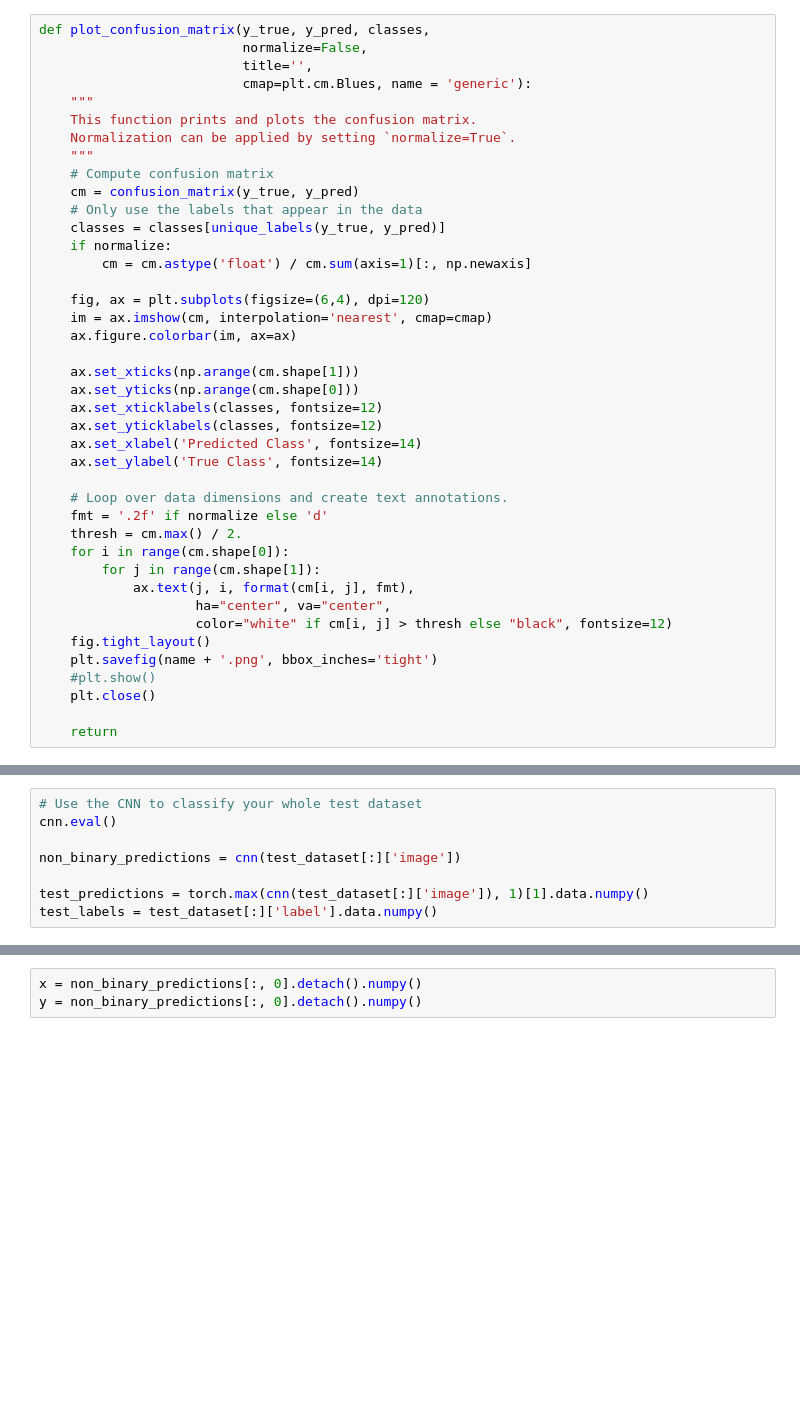
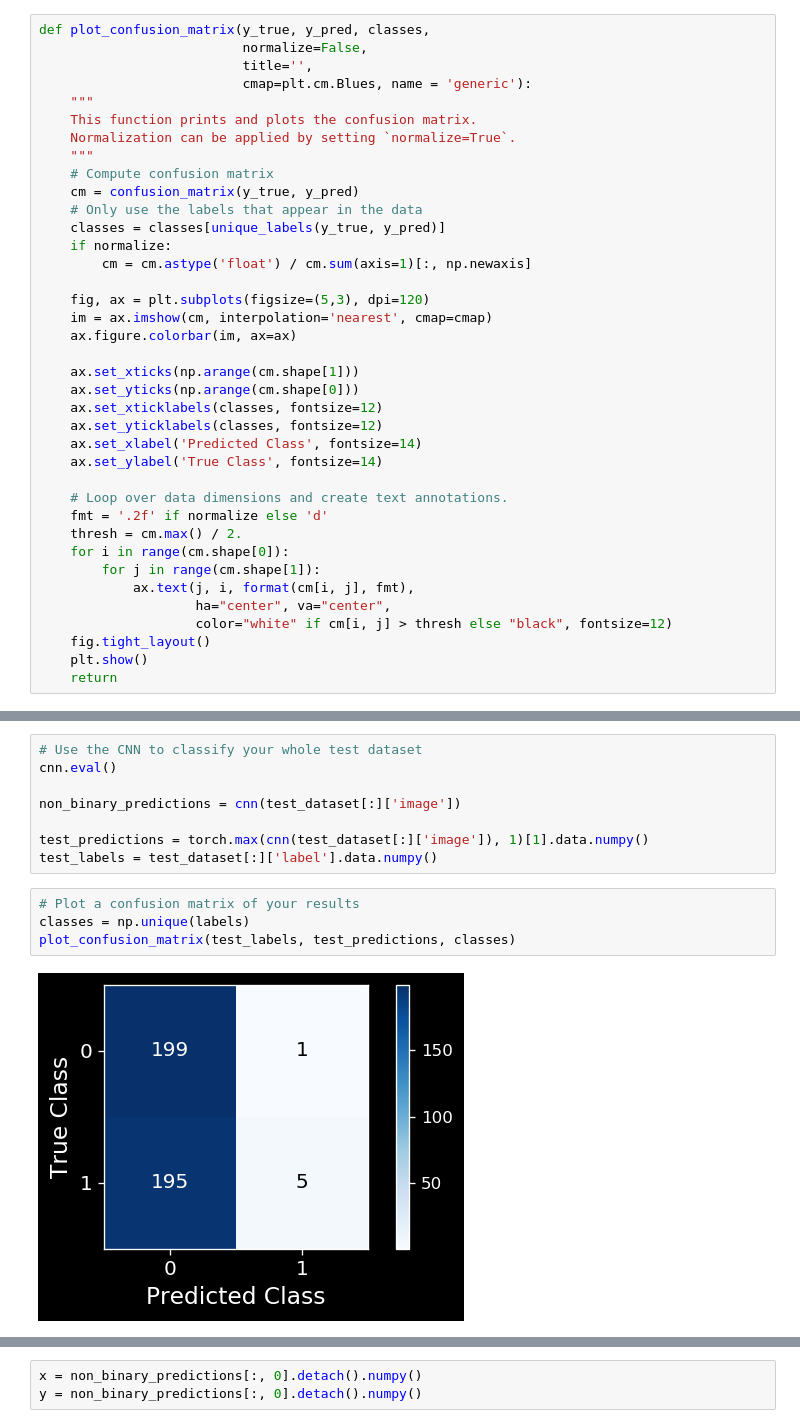
Before and after one commit to JimenaGonzalez/Searching-double-lenses, a Jupyter notebook: Dataset_Creation.ipynb, the cells around one changed output, grey strips where cells are left out. Drawn from its saved outputs; the diff is of its cells as text; blank space fills up the shorter version.

```diff
--- a/Dataset_Creation.ipynb
+++ b/Dataset_Creation.ipynb
@@ -242,7 +242,7 @@ def plot_confusion_matrix(y_true, y_pred, classes,
     if normalize:
         cm = cm.astype('float') / cm.sum(axis=1)[:, np.newaxis]
 
-    fig, ax = plt.subplots(figsize=(6,4), dpi=120)
+    fig, ax = plt.subplots(figsize=(5,3), dpi=120)
     im = ax.imshow(cm, interpolation='nearest', cmap=cmap)
     ax.figure.colorbar(im, ax=ax)
 
@@ -262,10 +262,7 @@ def plot_confusion_matrix(y_true, y_pred, classes,
                     ha="center", va="center",
                     color="white" if cm[i, j] > thresh else "black", fontsize=12)
     fig.tight_layout()
-    plt.savefig(name + '.png', bbox_inches='tight')
-    #plt.show()
-    plt.close()
-
+    plt.show()
     return
 # %%
 def plot_performance(cnn):
@@ -372,6 +369,12 @@ non_binary_predictions = cnn(test_dataset[:]['image'])
 
 test_predictions = torch.max(cnn(test_dataset[:]['image']), 1)[1].data.numpy()
 test_labels = test_dataset[:]['label'].data.numpy()
+# %%
+# Plot a confusion matrix of your results
+classes = np.unique(labels)
+plot_confusion_matrix(test_labels, test_predictions, classes)
+# %% [output]
+[figure, added]
 # %%
 test = torch.max(cnn(test_dataset[:]['image']), 1)
 z = test[0].detach().numpy()
```
Also changed, not shown: parts of 12 cells of this notebook.
